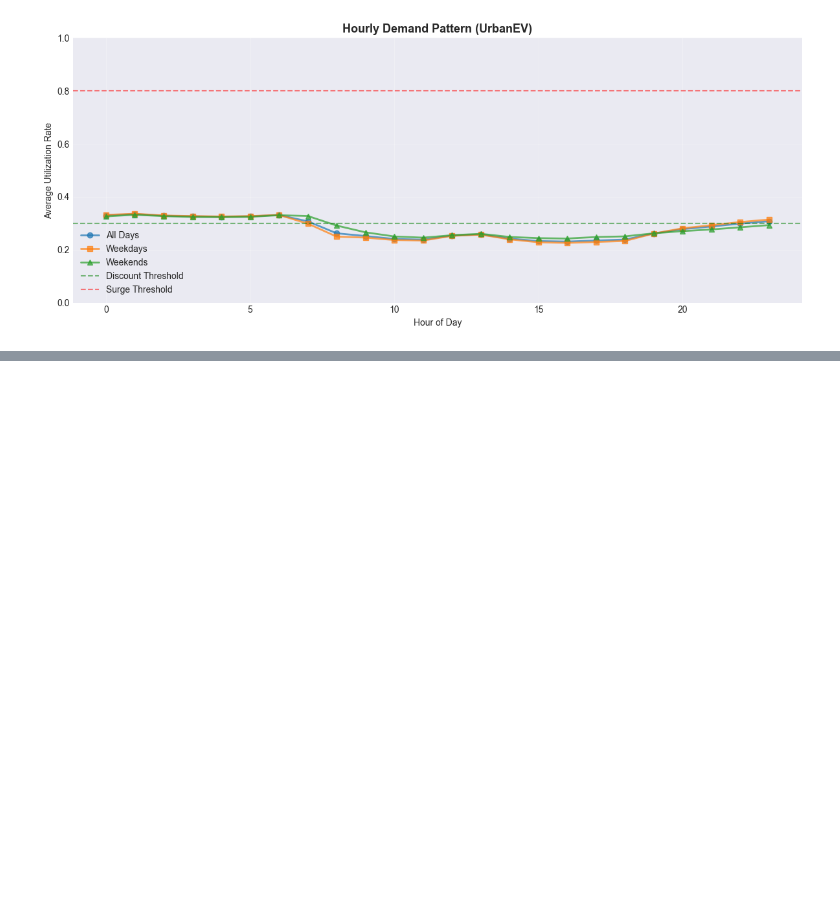
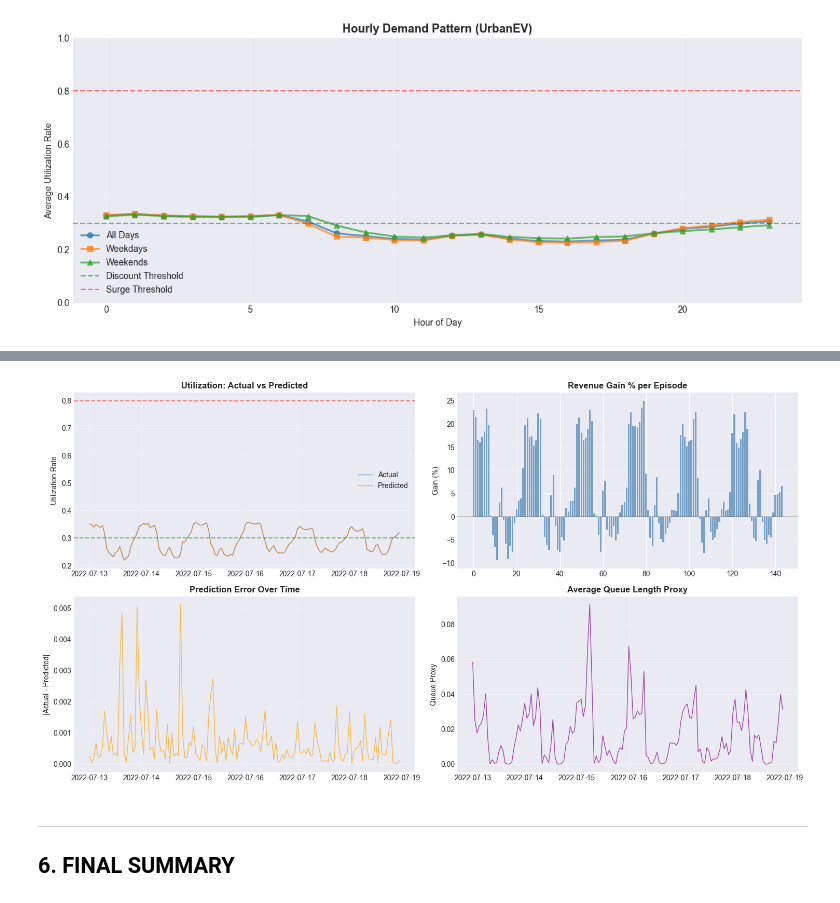
Before and after one commit to QyAkhil/AI-Based-Dynamic-Tariff-Optimization-for-EV-Charging-Networks, a Jupyter notebook: notebooks/AI_Dynamic_Tariff_Workflow.ipynb, the cells around one changed output, grey strips where cells are left out. Saved outputs shown, nothing was run; the diff lists cells and outputs as text; code cells hidden in the pictures; blank space fills up the shorter version.

```diff
--- a/notebooks/AI_Dynamic_Tariff_Workflow.ipynb
+++ b/notebooks/AI_Dynamic_Tariff_Workflow.ipynb
@@ -926,0 +708,19 @@ All outputs saved:
+# %%
+# CRITICAL FIX: Apply mathematical Price Elasticity of Demand (PED) to simulate realistic behavior
+baseline_queue = urban_test['queue_length_proxy'].mean()
+
+# Calculate price % change and resulting demand % change
+urban_test['price_change_pct'] = (urban_test['dynamic_tariff'] - BASE_TARIFF) / BASE_TARIFF
+urban_test['demand_change_pct'] = urban_test['price_change_pct'] * PRICE_ELASTICITY
+
+# Calculate simulated occupancy and new queue length
+urban_test['simulated_occupancy'] = urban_test['occupancy'] * (1 + urban_test['demand_change_pct'])
+urban_test['adjusted_queue'] = (urban_test['simulated_occupancy'] - urban_test['count'] * 0.8).clip(lower=0)
+
+dynamic_queue = urban_test['adjusted_queue'].mean()
+wait_time_reduction = ((baseline_queue - dynamic_queue) / max(baseline_queue, 0.001)) * 100
+
+print('URBANEV: WAITING TIME REDUCTION (SIMULATED)')
+print(f'  Avg Queue Proxy (baseline): {baseline_queue:.4f}')
+print(f'  Avg Queue Proxy (simulated):{dynamic_queue:.4f}')
+print(f'  Waiting Time Reduction:     {wait_time_reduction:.2f}%')
@@ -926,0 +814,48 @@ All outputs saved:
+# %%
+# Monitoring dashboard - 4 panel visualization
+fig, axes = plt.subplots(2, 2, figsize=(15, 8))
+
+# 1. Utilization: Actual vs Predicted
+axes[0, 0].plot(episode_metrics['date_hour'], episode_metrics['mean_util'],
+                label='Actual', alpha=0.7, linewidth=1)
+axes[0, 0].plot(episode_metrics['date_hour'], episode_metrics['pred_util'],
+                label='Predicted', alpha=0.7, linewidth=1)
+axes[0, 0].axhline(0.3, color='green', linestyle='--', alpha=0.5)
+axes[0, 0].axhline(0.8, color='red', linestyle='--', alpha=0.5)
+axes[0, 0].set_title('Utilization: Actual vs Predicted', fontweight='bold')
+axes[0, 0].set_ylabel('Utilization Rate')
+axes[0, 0].legend()
+axes[0, 0].grid(True, alpha=0.3)
+
+# 2. Revenue Gain %
+axes[0, 1].bar(range(len(episode_metrics)), episode_metrics['revenue_gain_pct'],
+               color='steelblue', alpha=0.7)
+axes[0, 1].axhline(0, color='black', linewidth=0.5)
+axes[0, 1].set_title('Revenue Gain % per Episode', fontweight='bold')
+axes[0, 1].set_ylabel('Gain (%)')
+axes[0, 1].grid(True, alpha=0.3, axis='y')
+
+# 3. Prediction Error
+axes[1, 0].plot(episode_metrics['date_hour'], episode_metrics['pred_error'],
+                color='orange', alpha=0.7, linewidth=1)
+axes[1, 0].set_title('Prediction Error Over Time', fontweight='bold')
+axes[1, 0].set_ylabel('|Actual - Predicted|')
+axes[1, 0].grid(True, alpha=0.3)
+
+# 4. Queue Proxy
+axes[1, 1].plot(episode_metrics['date_hour'], episode_metrics['avg_queue'],
+                color='purple', alpha=0.7, linewidth=1)
+axes[1, 1].set_title('Average Queue Length Proxy', fontweight='bold')
+axes[1, 1].set_ylabel('Queue Proxy')
+axes[1, 1].grid(True, alpha=0.3)
+
+plt.tight_layout()
+plt.show()
+# %% [output]
+[figure, added]
+# %% [markdown]
+ ---
+
+
+
+ ## 6. FINAL SUMMARY
```
Also changed, not shown: parts of 93 cells of this notebook, 3 other files.
